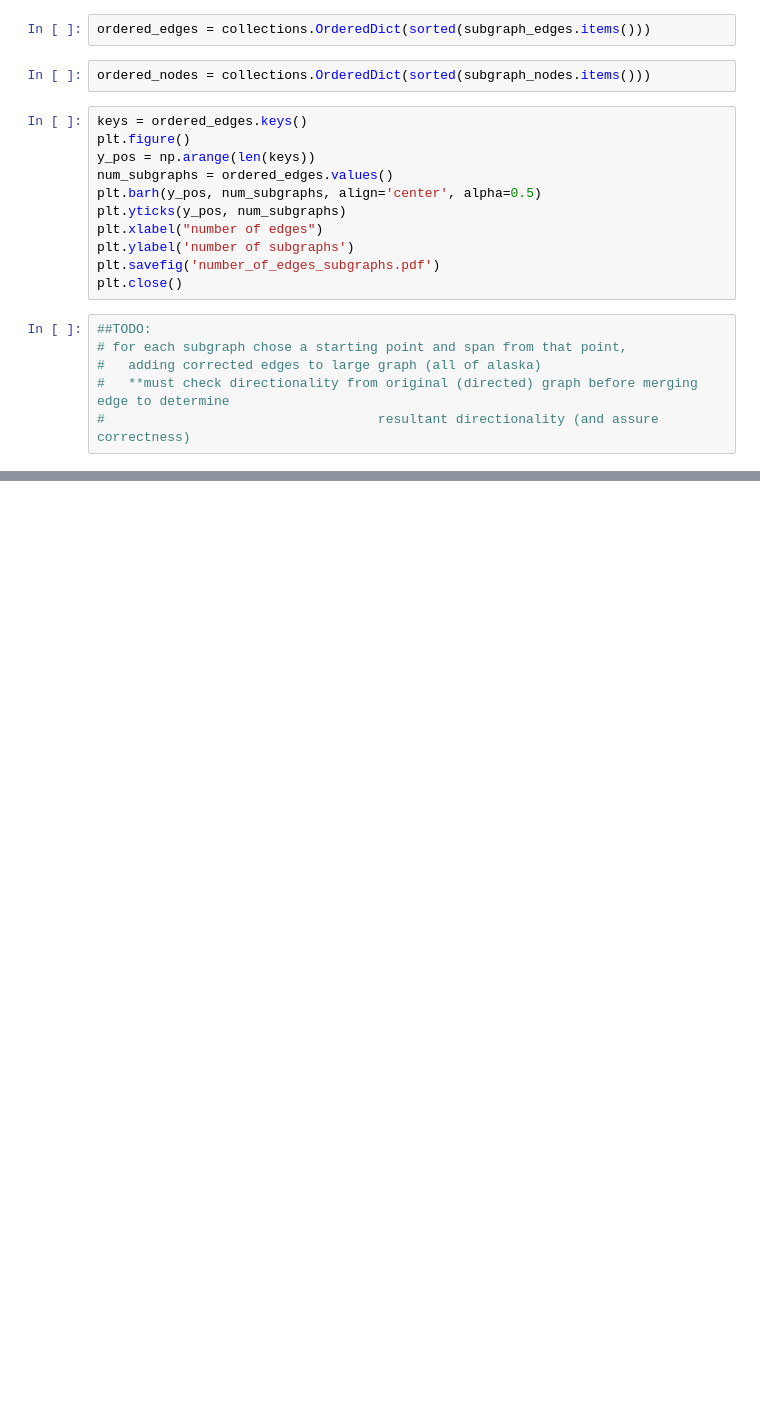
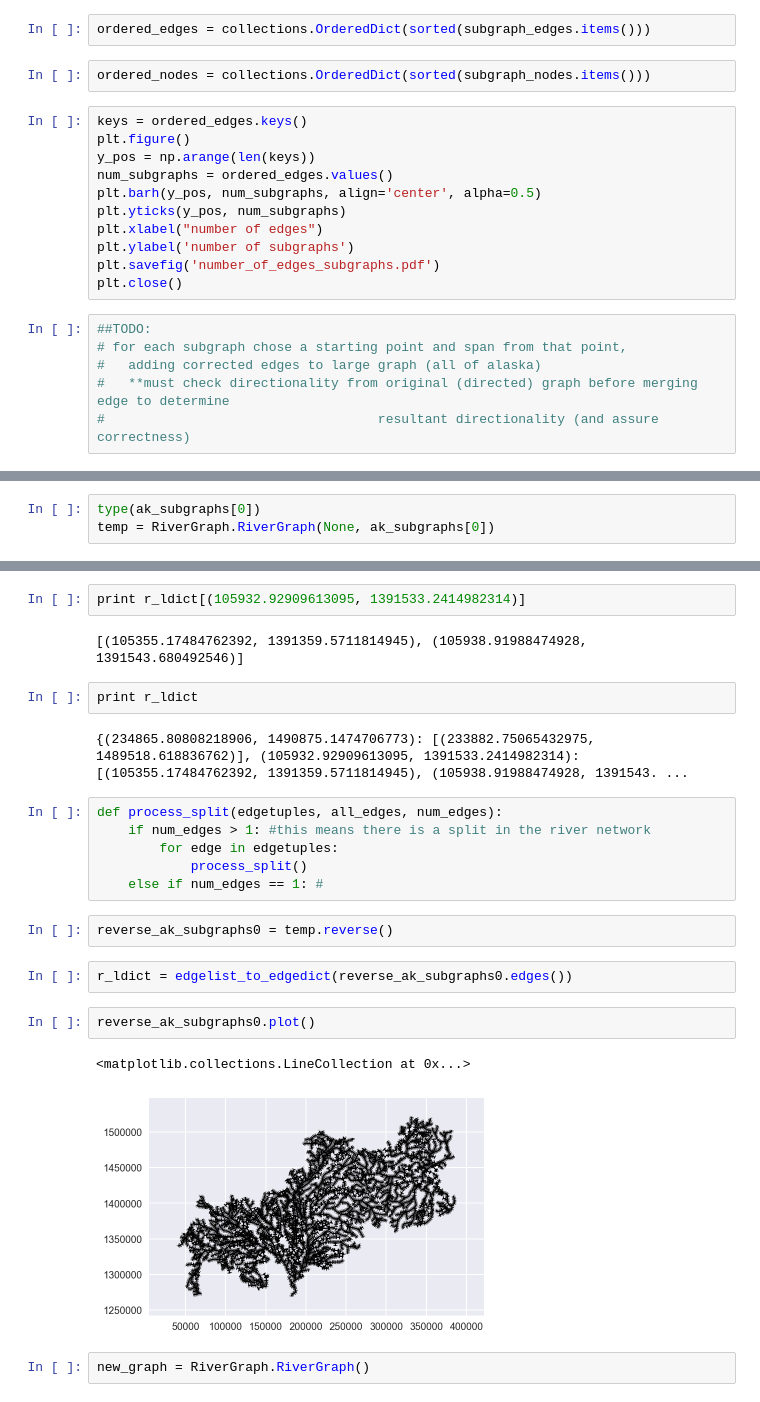
Before and after one commit to jkibele/pyriv, a Jupyter notebook: notebooks/dev/Experimental/ComplexNetworkTheory1.ipynb, the cells around one changed output, grey strips where cells are left out. Cells and saved outputs as stored; diff of their text form; blank space fills up the shorter version.

```diff
--- a/notebooks/dev/Experimental/ComplexNetworkTheory1.ipynb
+++ b/notebooks/dev/Experimental/ComplexNetworkTheory1.ipynb
@@ -246,0 +303,3 @@ plt.close()
+# %%
+type(ak_subgraphs[0])
+temp = RiverGraph.RiverGraph(None, ak_subgraphs[0])
@@ -246,0 +345,25 @@ plt.close()
+# %%
+print r_ldict[(105932.92909613095, 1391533.2414982314)]
+# %% [output]
+[(105355.17484762392, 1391359.5711814945), (105938.91988474928, 1391543.680492546)]
+# %%
+print r_ldict
+# %% [output]
+{(234865.80808218906, 1490875.1474706773): [(233882.75065432975, 1489518.618836762)], (105932.92909613095, 1391533.2414982314): [(105355.17484762392, 1391359.5711814945), (105938.91988474928, 1391543. ...
+# %%
+def process_split(edgetuples, all_edges, num_edges):
+    if num_edges > 1: #this means there is a split in the river network
+        for edge in edgetuples:
+            process_split()
+    else if num_edges == 1: #
+# %%
+reverse_ak_subgraphs0 = temp.reverse()
+# %%
+r_ldict = edgelist_to_edgedict(reverse_ak_subgraphs0.edges())
+# %%
+reverse_ak_subgraphs0.plot()
+# %% [output]
+<matplotlib.collections.LineCollection at 0x...>
+[figure, added]
+# %%
+new_graph = RiverGraph.RiverGraph()
```
Also changed, not shown: parts of 16 cells of this notebook, 1 other file.
